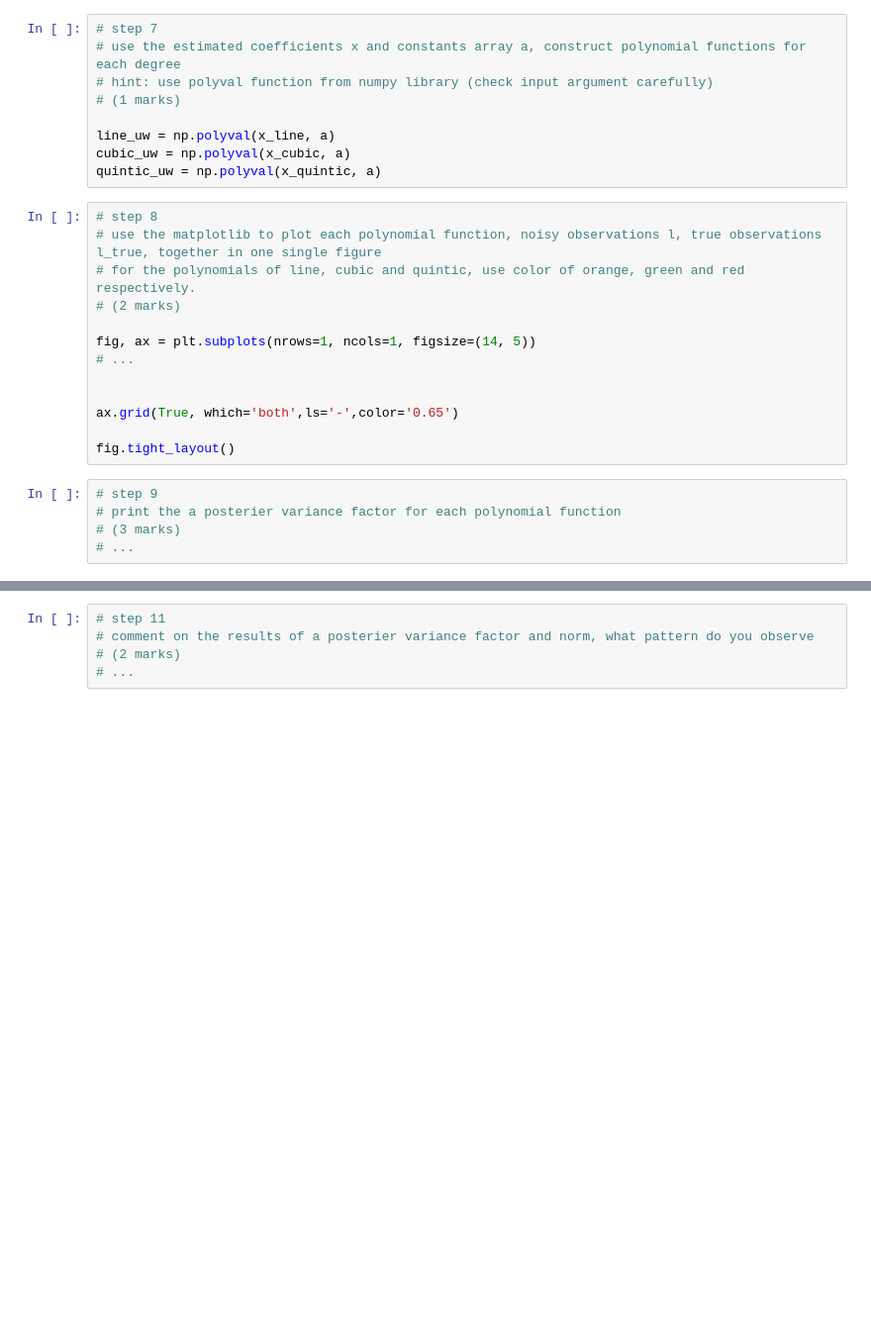
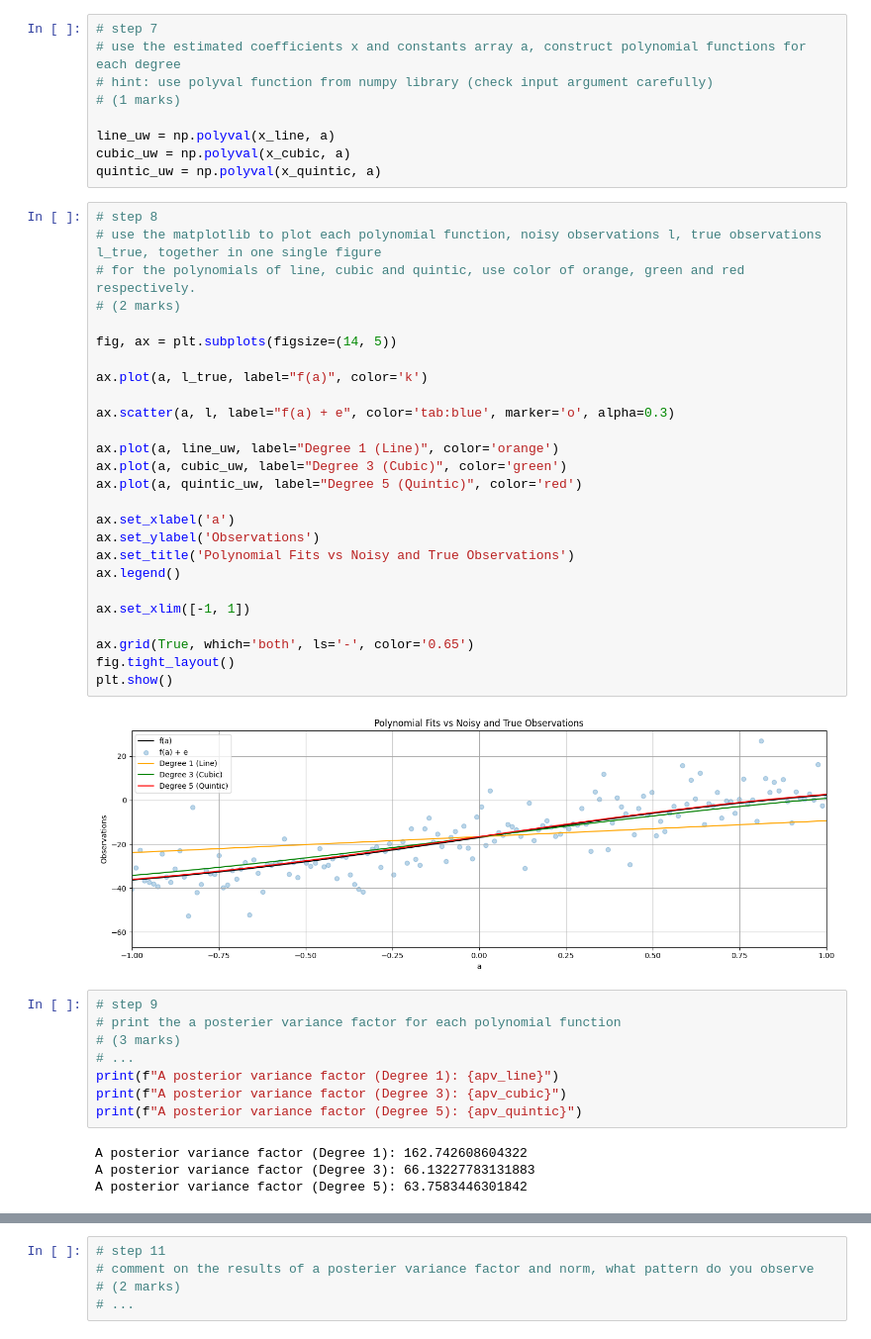
Before and after one commit to ObehiEdeoghon/engg680_2024_fall, a Jupyter notebook: Lab_Assignment2/Assignment2.ipynb, the cells around one changed output, grey strips where cells are left out. Shown: that part at 99% size. Cells and saved outputs as stored; diff of their text form; blank space fills up the shorter version.

```diff
--- a/Lab_Assignment2/Assignment2.ipynb
+++ b/Lab_Assignment2/Assignment2.ipynb
@@ -153,21 +153,43 @@ quintic_uw = np.polyval(x_quintic, a)
 # %%
 # step 8
 # use the matplotlib to plot each polynomial function, noisy observations l, true observations l_true, together in one single figure
 # for the polynomials of line, cubic and quintic, use color of orange, green and red respectively.
 # (2 marks)
 
-fig, ax = plt.subplots(nrows=1, ncols=1, figsize=(14, 5))
-# ...
+fig, ax = plt.subplots(figsize=(14, 5))
 
+ax.plot(a, l_true, label="f(a)", color='k')
 
-ax.grid(True, which='both',ls='-',color='0.65')
+ax.scatter(a, l, label="f(a) + e", color='tab:blue', marker='o', alpha=0.3)
 
+ax.plot(a, line_uw, label="Degree 1 (Line)", color='orange')
+ax.plot(a, cubic_uw, label="Degree 3 (Cubic)", color='green')
+ax.plot(a, quintic_uw, label="Degree 5 (Quintic)", color='red')
+
+ax.set_xlabel('a')
+ax.set_ylabel('Observations')
+ax.set_title('Polynomial Fits vs Noisy and True Observations')
+ax.legend()
+
+ax.set_xlim([-1, 1])
+
+ax.grid(True, which='both', ls='-', color='0.65')
 fig.tight_layout()
+plt.show()
+# %% [output]
+[figure, added]
 # %%
 # step 9
 # print the a posterier variance factor for each polynomial function
 # (3 marks)
 # ...
+print(f"A posterior variance factor (Degree 1): {apv_line}")
+print(f"A posterior variance factor (Degree 3): {apv_cubic}")
+print(f"A posterior variance factor (Degree 5): {apv_quintic}")
+# %% [output]
+A posterior variance factor (Degree 1): 162.742608604322
+A posterior variance factor (Degree 3): 66.13227783131883
+A posterior variance factor (Degree 5): 63.7583446301842
 # %%
 # step 10
 # compute and print the norm between the predicted observations (output from each polynomial function) and the true observations
```
Also changed, not shown: parts of 8 cells of this notebook, 1 other file.
